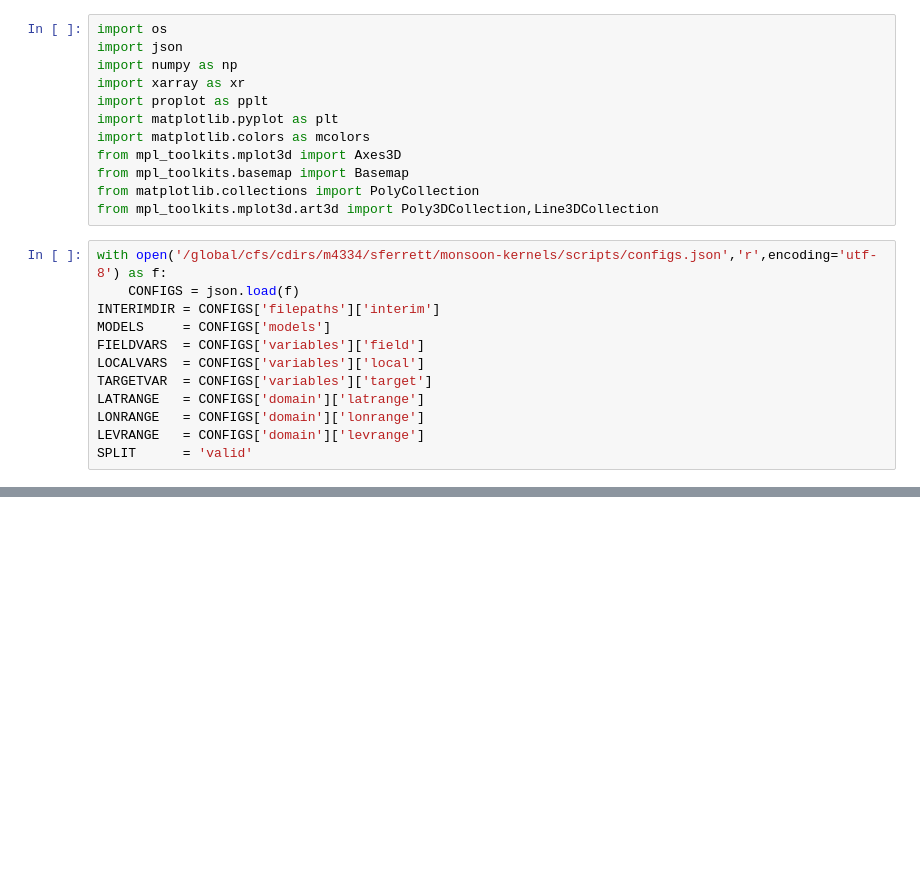
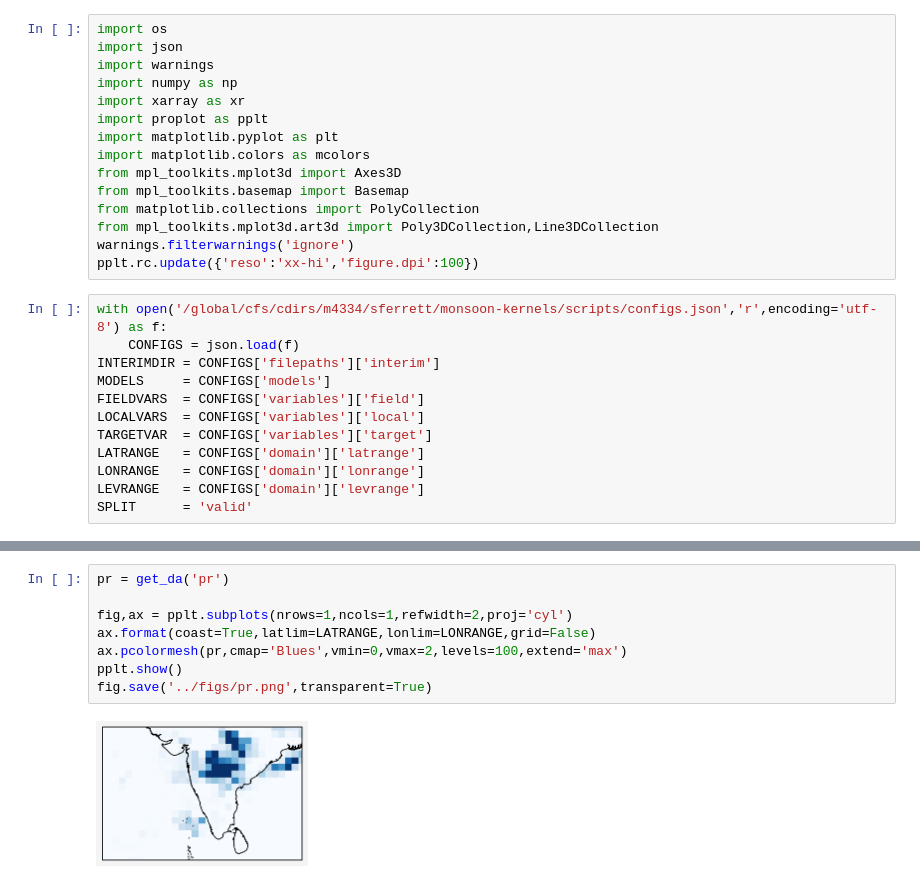
Before and after one commit to savannahferretti/monsoon-kernels, a Jupyter notebook: notebooks/schematic.ipynb, the cells around one changed output, grey strips where cells are left out. Saved outputs shown, nothing was run; the diff lists cells and outputs as text; blank space fills up the shorter version.

```diff
--- a/notebooks/schematic.ipynb
+++ b/notebooks/schematic.ipynb
@@ -1,6 +1,7 @@
 # %%
 import os
 import json
+import warnings
 import numpy as np
 import xarray as xr
 import proplot as pplt
@@ -10,6 +11,8 @@ from mpl_toolkits.mplot3d import Axes3D
 from mpl_toolkits.basemap import Basemap
 from matplotlib.collections import PolyCollection
 from mpl_toolkits.mplot3d.art3d import Poly3DCollection,Line3DCollection
+warnings.filterwarnings('ignore')
+pplt.rc.update({'reso':'xx-hi','figure.dpi':100})
 # %%
 with open('/global/cfs/cdirs/m4334/sferrett/monsoon-kernels/scripts/configs.json','r',encoding='utf-8') as f:
     CONFIGS = json.load(f)
@@ -158,0 +142,10 @@ plot('lf','binary')
+# %%
+pr = get_da('pr')
+
+fig,ax = pplt.subplots(nrows=1,ncols=1,refwidth=2,proj='cyl')
+ax.format(coast=True,latlim=LATRANGE,lonlim=LONRANGE,grid=False)
+ax.pcolormesh(pr,cmap='Blues',vmin=0,vmax=2,levels=100,extend='max')
+pplt.show()
+fig.save('../figs/pr.png',transparent=True)
+# %% [output]
+[figure, added]
```
Also changed, not shown: parts of 6 cells of this notebook, 20 other files.
